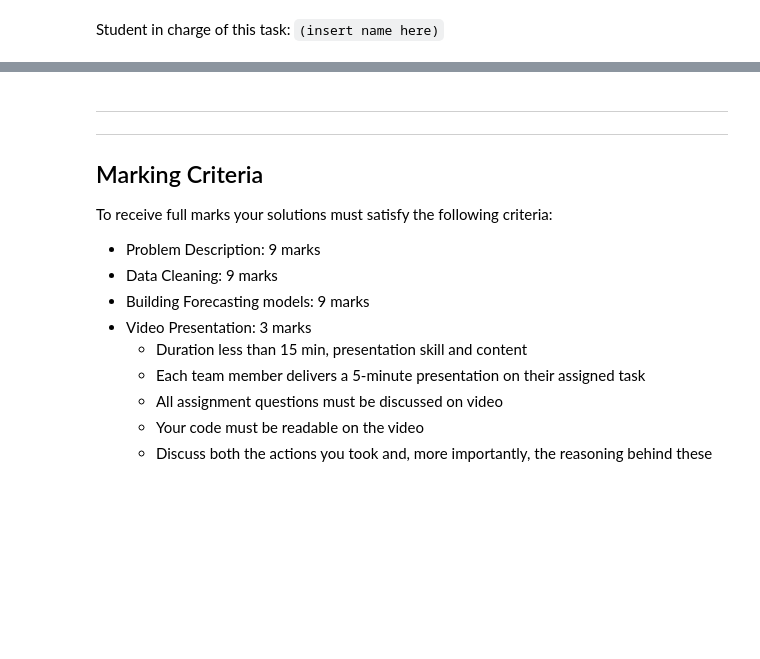
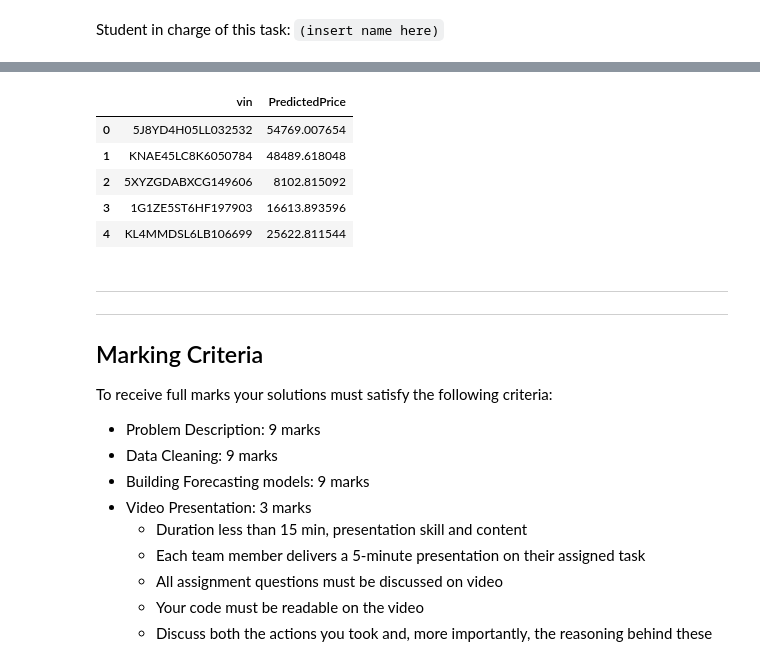
Before and after one commit to ShaneWester/Python, a Jupyter notebook: Kaggle_Competition Predictor Models.ipynb, the cells around one changed output, grey strips where cells are left out. Saved outputs shown, nothing was run; the diff lists cells and outputs as text; code cells hidden in the pictures; blank space fills up the shorter version.

```diff
--- a/Kaggle_Competition Predictor Models.ipynb
+++ b/Kaggle_Competition Predictor Models.ipynb
@@ -157,3 +412,83 @@ Student in charge of this task: `(insert name here)`
+# %%
+#STACKING-REGRESSOR
+
+import pandas as pd
+from catboost import CatBoostRegressor
+import lightgbm as lgb
+from sklearn.linear_model import Ridge
+from sklearn.ensemble import StackingRegressor
+
+# Load the train and test datasets
+train_data = pd.read_csv('train_processed_imputed.csv')
+test_data = pd.read_csv('test_processed_imputed.csv')
+
+# Suppress specific LightGBM warnings globally
+warnings.filterwarnings("ignore", message="No further splits with positive gain")
+
+# Save and remove 'vin' from test data for submission
+vin_column = test_data['vin']
+train_data = train_data.drop(columns=['vin'])
+test_data = test_data.drop(columns=['vin'])
+
+# Columns with non-numeric data that need to be converted
+non_numeric_columns = ['city', 'listed_date', 'maximum_seating', 'power', 'torque']
+
+# Function to extract numeric values from columns like 'power' and 'torque'
+def extract_numeric(column):
+    return pd.to_numeric(column.str.extract('(\d+\.?\d*)')[0], errors='coerce')
+
+# Apply extraction function to columns with embedded numbers
+for col in ['power', 'torque']:
+    train_data[col] = extract_numeric(train_data[col])
+    test_data[col] = extract_numeric(test_data[col])
+
+# One-hot encode categorical columns
+train_data = pd.get_dummies(train_data, columns=['city', 'listed_date', 'maximum_seating'], drop_first=True)
+test_data = pd.get_dummies(test_data, columns=['city', 'listed_date', 'maximum_seating'], drop_first=True)
+
+# Align columns in test set with training set
+test_data = test_data.reindex(columns=train_data.columns, fill_value=0)
+
+# Define features and target variable
+X_train = train_data.drop(columns=['price'])  # Feature columns, excluding target
+y_train = train_data['price']                 # Target variable
+X_test = test_data[X_train.columns]           # Ensure test data has matching columns
+
+# Define the base models
+cat_model = CatBoostRegressor(iterations=1000, learning_rate=0.05, depth=6, random_seed=42, silent=True)
+lgb_model = lgb.LGBMRegressor(n_estimators=1000, learning_rate=0.05, max_depth=6, random_state=42)
+
+# Define the stacking model with Ridge as the final estimator
+stacking_model = StackingRegressor(
+    estimators=[
+        ('cat', cat_model),
+        ('lgb', lgb_model)
+    ],
+    final_estimator=Ridge(alpha=1.0)
+)
+
+# Train the stacking model
+stacking_model.fit(X_train, y_train)
+
+# Make predictions on the test set using the stacking model
+stacking_predictions = stacking_model.predict(X_test)
+
+# Prepare submission DataFrame with stacking predictions
+submission = pd.DataFrame({
+    'vin': vin_column,  # Use the saved 'vin' as the ID column
+    'PredictedPrice': stacking_predictions
+})
+
+# Save the submission file
+submission.to_csv('submission_stacking.csv', index=False)
+submission.head()
+# %% [output]
+|  | vin | PredictedPrice |
+| 0 | 5J8YD4H05LL032532 | 54769.007654 |
+| 1 | KNAE45LC8K6050784 | 48489.618048 |
+| 2 | 5XYZGDABXCG149606 | 8102.815092 |
+| 3 | 1G1ZE5ST6HF197903 | 16613.893596 |
+| 4 | KL4MMDSL6LB106699 | 25622.811544 |
 # %% [markdown]
 ---
 ---
```
Also changed, not shown: parts of 16 cells of this notebook.
